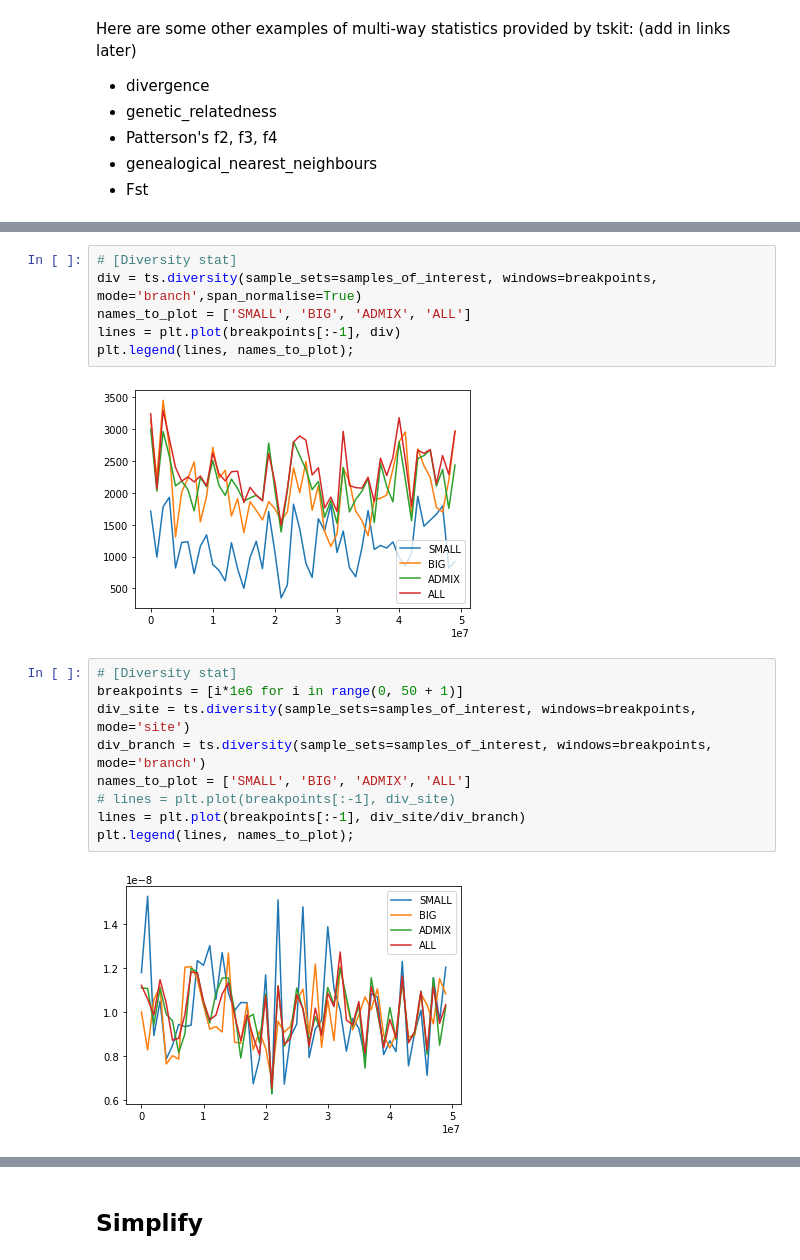
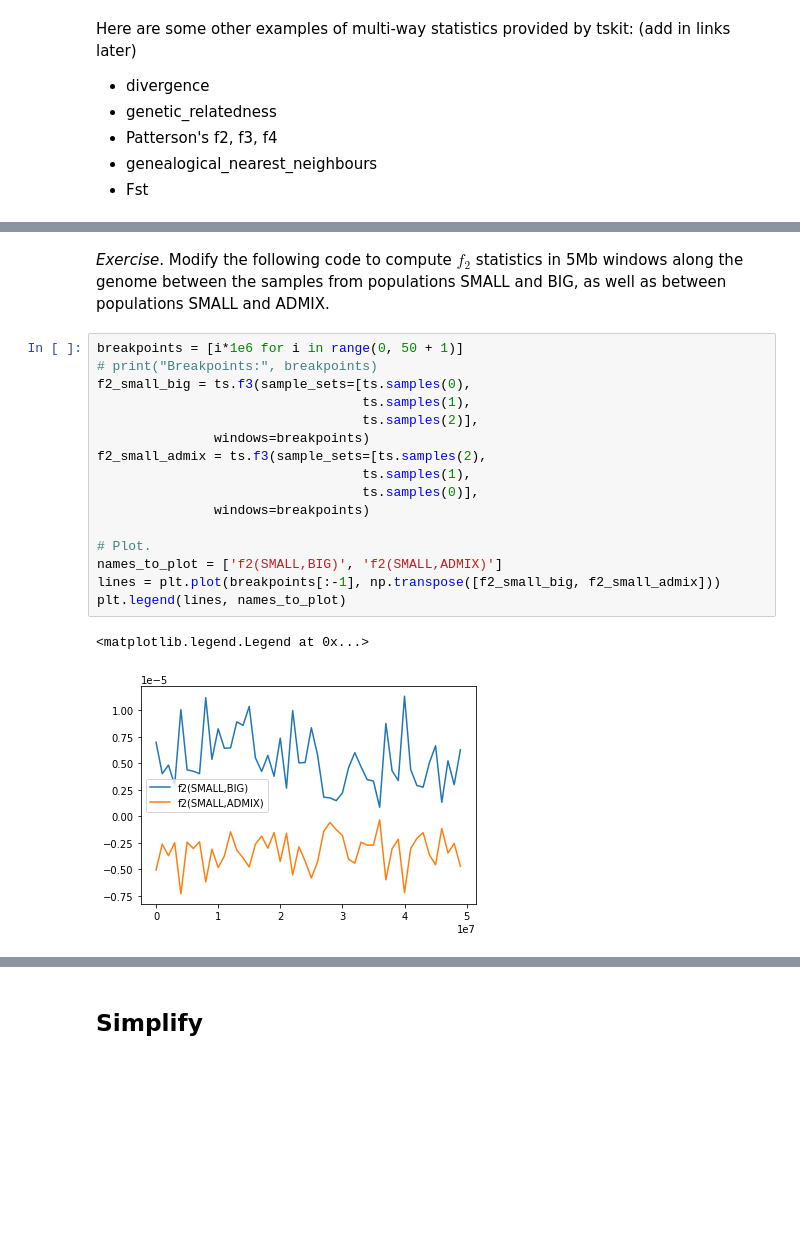
Before and after one commit to gtsambos/2022-ts-workshops, a Jupyter notebook: 4-analyses-with-tree-sequences.ipynb, the cells around one changed output, grey strips where cells are left out. Saved outputs shown, nothing was run; the diff lists cells and outputs as text; blank space fills up the shorter version.

```diff
--- a/4-analyses-with-tree-sequences.ipynb
+++ b/4-analyses-with-tree-sequences.ipynb
@@ -218,19 +235,21 @@ Here are the diversity stats we looked at before, this time with the branch vers
-# %%
-# [Diversity stat]
-div = ts.diversity(sample_sets=samples_of_interest, windows=breakpoints, mode='branch',span_normalise=True)
-names_to_plot = ['SMALL', 'BIG', 'ADMIX', 'ALL']
-lines = plt.plot(breakpoints[:-1], div)
-plt.legend(lines, names_to_plot);
-# %% [output]
-[figure, removed]
+# %% [markdown]
+*Exercise*. Modify the following code to compute $f_2$ statistics in 5Mb windows along the genome between the samples from populations SMALL and BIG, as well as between populations SMALL and ADMIX.
 # %%
-# [Diversity stat]
 breakpoints = [i*1e6 for i in range(0, 50 + 1)]
-div_site = ts.diversity(sample_sets=samples_of_interest, windows=breakpoints, mode='site')
-div_branch = ts.diversity(sample_sets=samples_of_interest, windows=breakpoints, mode='branch')
-names_to_plot = ['SMALL', 'BIG', 'ADMIX', 'ALL']
-# lines = plt.plot(breakpoints[:-1], div_site)
-lines = plt.plot(breakpoints[:-1], div_site/div_branch)
-plt.legend(lines, names_to_plot);
+# print("Breakpoints:", breakpoints)
+f2_small_big = ts.f3(sample_sets=[ts.samples(0),
+                                  ts.samples(1),
+                                  ts.samples(2)],
+               windows=breakpoints)
+f2_small_admix = ts.f3(sample_sets=[ts.samples(2),
+                                  ts.samples(1),
+                                  ts.samples(0)],
+               windows=breakpoints)
+
+# Plot.
+names_to_plot = ['f2(SMALL,BIG)', 'f2(SMALL,ADMIX)']
+lines = plt.plot(breakpoints[:-1], np.transpose([f2_small_big, f2_small_admix]))
+plt.legend(lines, names_to_plot)
 # %% [output]
+<matplotlib.legend.Legend at 0x...>
-[figure, old version]
+[figure, new version]
```
Also changed, not shown: parts of 55 cells of this notebook, 2 other files.
